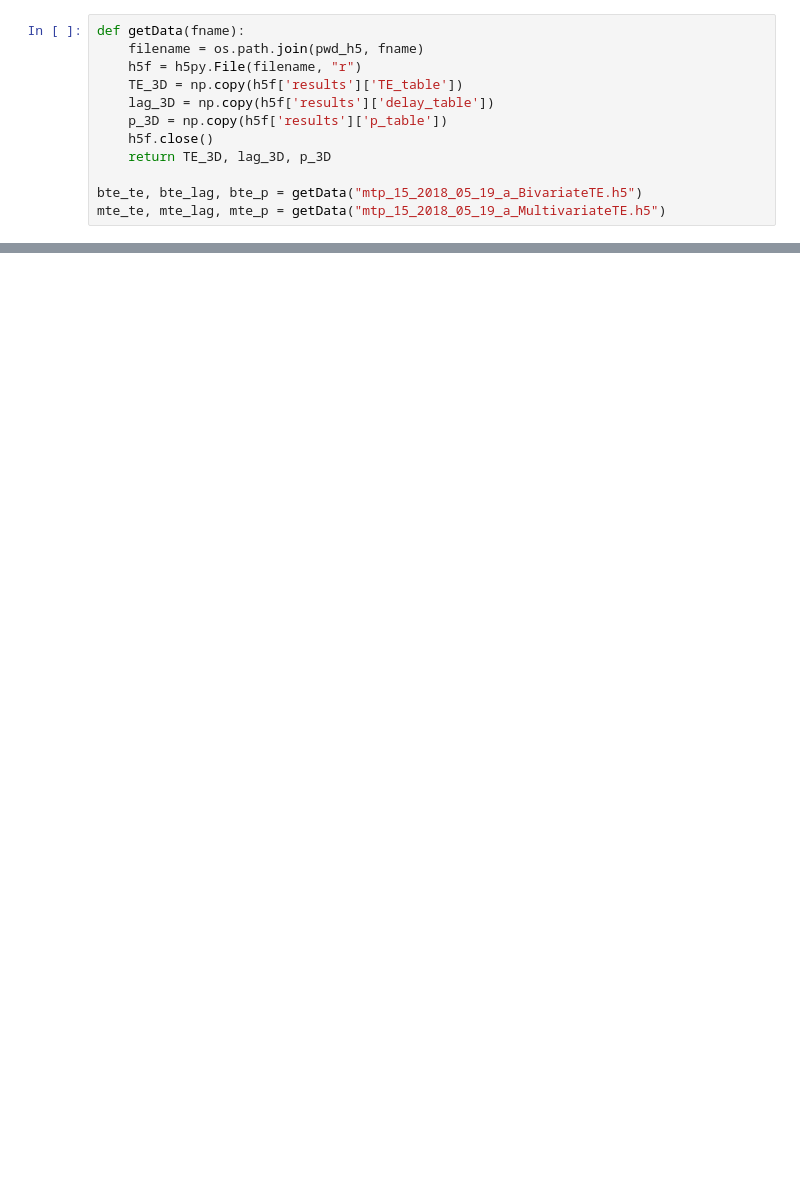
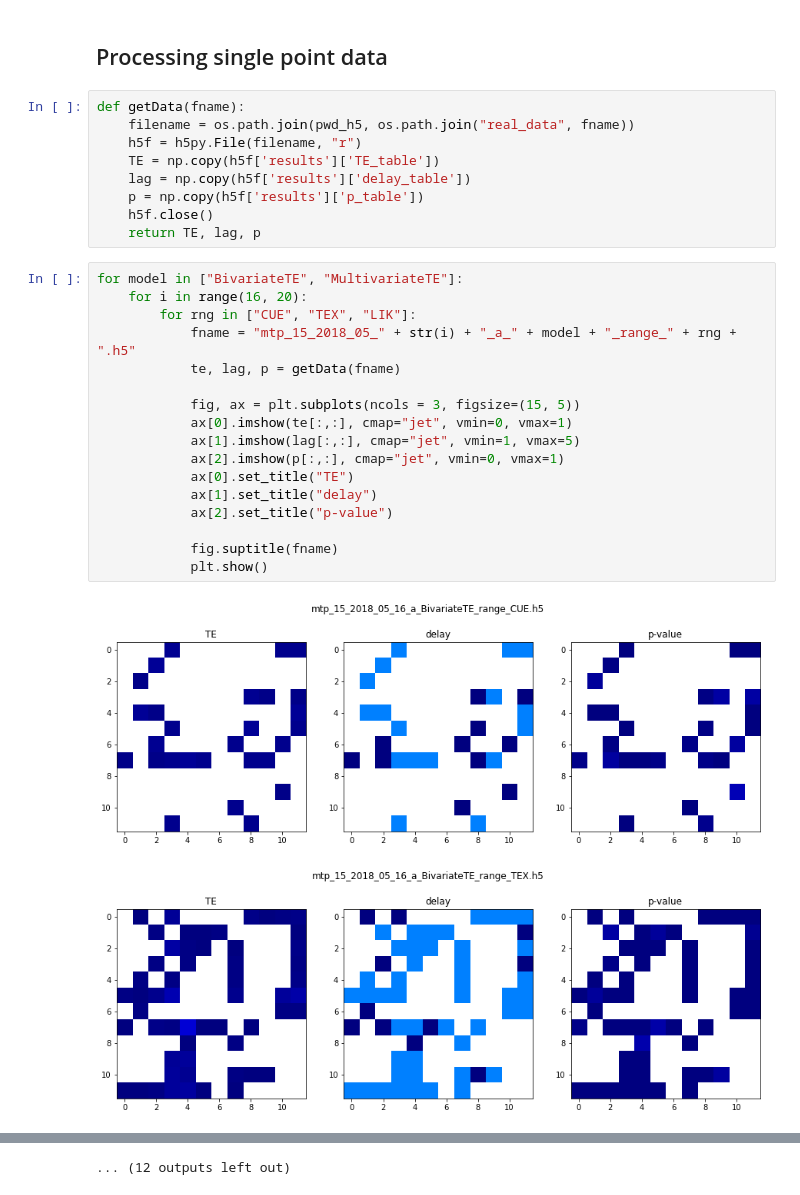
Before and after one commit to aleksejs-fomins/nest-mesoscopic-metric-test, a Jupyter notebook: codes/analysis_real/swipe-analysis.ipynb, the cells around one changed output, grey strips where cells are left out. Saved outputs shown, nothing was run; the diff lists cells and outputs as text; blank space fills up the shorter version.

```diff
--- a/codes/analysis_real/swipe-analysis.ipynb
+++ b/codes/analysis_real/swipe-analysis.ipynb
@@ -32,15 +32,34 @@ from idtxl.data import Data
 from idtxl.visualise_graph import plot_network
 # %% [output]
 Appended library directory /media/aleksejs/DataHDD/work/codes/theoretical-models/experimental-bridge/nest-mesoscopic-metric-test/codes/lib
+# %% [markdown]
+## Processing single point data
 # %%
 def getData(fname):
-    filename = os.path.join(pwd_h5, fname)
+    filename = os.path.join(pwd_h5, os.path.join("real_data", fname))
     h5f = h5py.File(filename, "r")
-    TE_3D = np.copy(h5f['results']['TE_table'])
-    lag_3D = np.copy(h5f['results']['delay_table'])
-    p_3D = np.copy(h5f['results']['p_table'])
+    TE = np.copy(h5f['results']['TE_table'])
+    lag = np.copy(h5f['results']['delay_table'])
+    p = np.copy(h5f['results']['p_table'])
     h5f.close()
-    return TE_3D, lag_3D, p_3D
-
-bte_te, bte_lag, bte_p = getData("mtp_15_2018_05_19_a_BivariateTE.h5")
-mte_te, mte_lag, mte_p = getData("mtp_15_2018_05_19_a_MultivariateTE.h5")
+    return TE, lag, p
+# %%
+for model in ["BivariateTE", "MultivariateTE"]:
+    for i in range(16, 20):
+        for rng in ["CUE", "TEX", "LIK"]:
+            fname = "mtp_15_2018_05_" + str(i) + "_a_" + model + "_range_" + rng + ".h5"
+            te, lag, p = getData(fname)
+
+            fig, ax = plt.subplots(ncols = 3, figsize=(15, 5))
+            ax[0].imshow(te[:,:], cmap="jet", vmin=0, vmax=1)
+            ax[1].imshow(lag[:,:], cmap="jet", vmin=1, vmax=5)
+            ax[2].imshow(p[:,:], cmap="jet", vmin=0, vmax=1)
+            ax[0].set_title("TE")
+            ax[1].set_title("delay")
+            ax[2].set_title("p-value")
+
+            fig.suptitle(fname)
+            plt.show()
+# %% [output]
+[figure, added]
+[figure, added]
@@ -46,0 +76 @@ mte_te, mte_lag, mte_p = getData("mtp_15_2018_05_19_a_MultivariateTE.h5")
+... (12 outputs left out)
```
Also changed, not shown: parts of 4 cells of this notebook, 1 other file.
